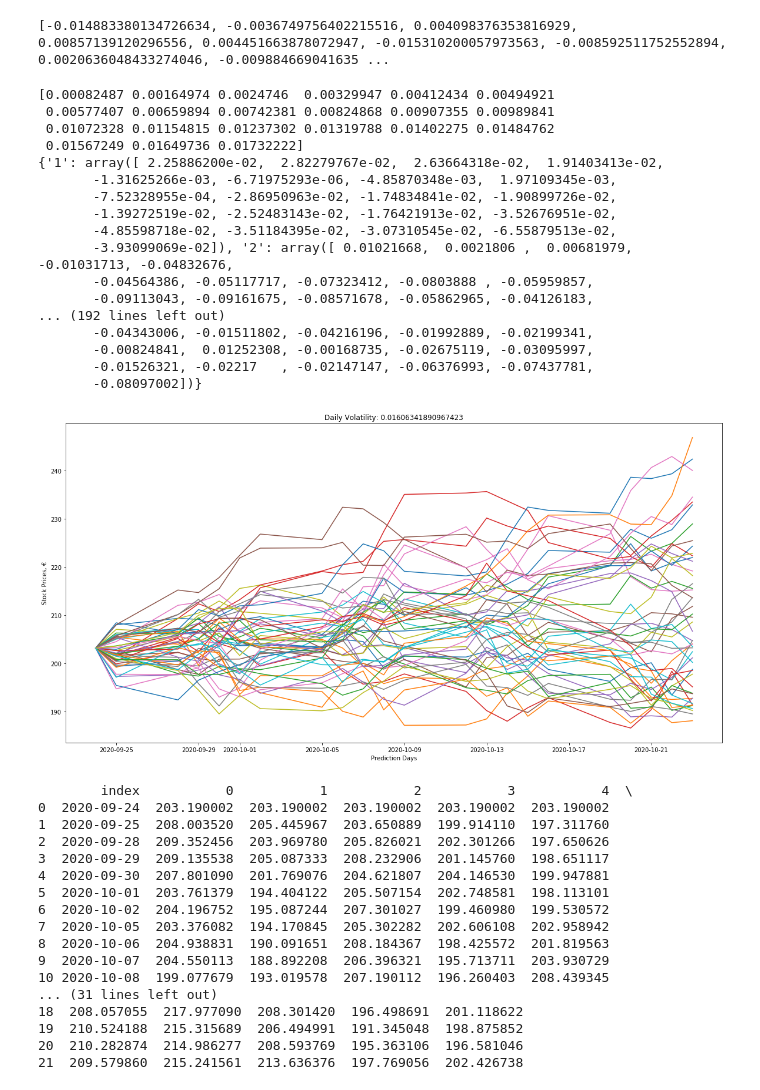
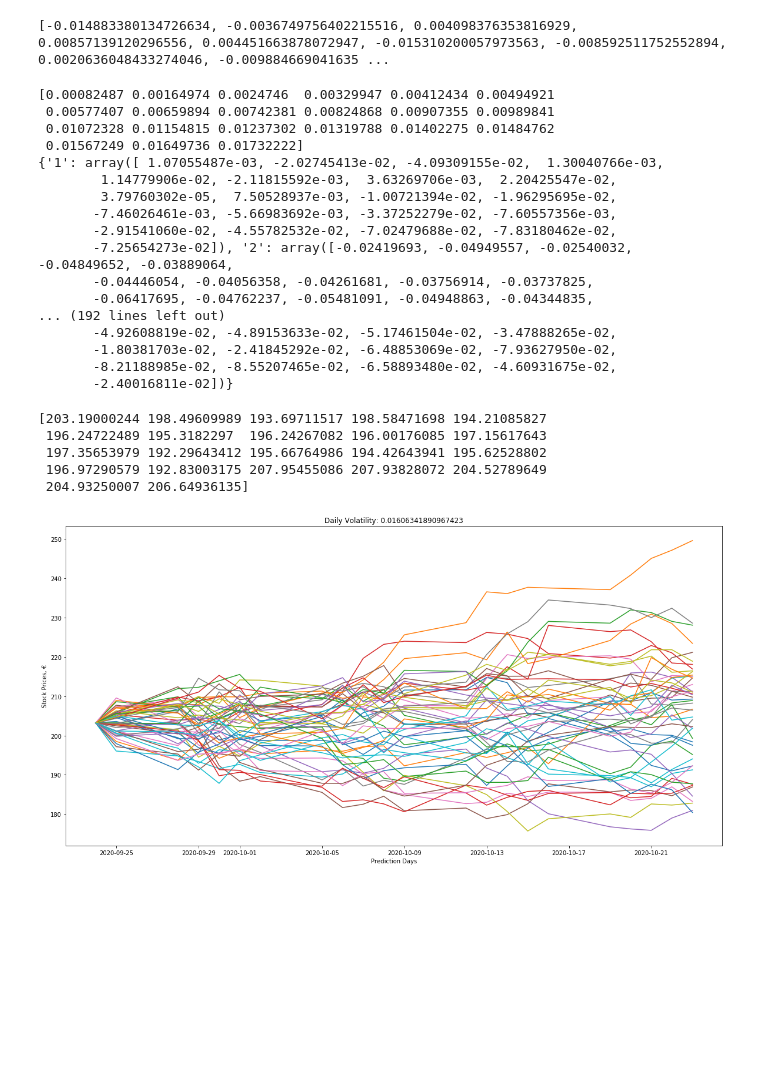
Before and after one commit to aavsss/StockPredictor, a Jupyter notebook: StockPredictor.ipynb, the cells around one changed output. Drawn from its saved outputs; the diff is of its cells as text; code cells hidden in the pictures; blank space fills up the shorter version.

```diff
--- a/StockPredictor.ipynb
+++ b/StockPredictor.ipynb
@@ -54,11 +52,11 @@ pred_end_date = '2020-10-24'
 #Change S_eon name
 start = datetime.datetime(2010,8,11)
 end = datetime.datetime(2020,9,24)
-S_eon = web.DataReader("MSFT", 'yahoo', start, end).reset_index(drop = False)[['Date', 'Close']]
-print(type(S_eon))
+df_custom = web.DataReader("MSFT", 'yahoo', start, end).reset_index(drop = False)[['Date', 'Close']]
+print(type(df_custom))
 
-print(S_eon.head())
-print(S_eon.tail())
+print(df_custom.head())
+print(df_custom.tail())
 # %% [output]
 <class 'pandas.core.frame.DataFrame'>
         Date      Close
@@ -74,15 +72,15 @@ print(S_eon.tail())
 2547 2020-09-23  200.589996
 2548 2020-09-24  203.190002
 # %%
-returns = (S_eon.loc[1:, 'Close'] - \
-           S_eon.shift(1).loc[1:, 'Close']) / \
-           S_eon.shift(1).loc[1:, 'Close']
+returns = (df_custom.loc[1:, 'Close'] - \
+           df_custom.shift(1).loc[1:, 'Close']) / \
+           df_custom.shift(1).loc[1:, 'Close']
 print(returns.tolist())
 # %% [output]
 [-0.014883380134726634, -0.0036749756402215516, 0.004098376353816929, 0.00857139120296556, 0.004451663878072947, -0.015310200057973563, -0.008592511752552894, 0.0020636048433274046, -0.009884669041635 ...
 # %%
 # Parameter Assignments
-So = S_eon.loc[S_eon.shape[0] - 1, "Close"]
+So = df_custom.loc[df_custom.shape[0] - 1, "Close"]
 dt = 1 # day   # User input
 n_of_wkdays = pd.date_range(start = pd.to_datetime(end_date,
                  format = "%Y-%m-%d") + pd.Timedelta('1 days'),
@@ -108,59 +106,40 @@ print(diffusion)
  0.00577407 0.00659894 0.00742381 0.00824868 0.00907355 0.00989841
  0.01072328 0.01154815 0.01237302 0.01319788 0.01402275 0.01484762
  0.01567249 0.01649736 0.01732222]
-{'1': array([ 2.25886200e-02,  2.82279767e-02,  2.63664318e-02,  1.91403413e-02,
-       -1.31625266e-03, -6.71975293e-06, -4.85870348e-03,  1.97109345e-03,
-       -7.52328955e-04, -2.86950963e-02, -1.74834841e-02, -1.90899726e-02,
-       -1.39272519e-02, -2.52483143e-02, -1.76421913e-02, -3.52676951e-02,
-       -4.85598718e-02, -3.51184395e-02, -3.07310545e-02, -6.55879513e-02,
-       -3.93099069e-02]), '2': array([ 0.01021668,  0.0021806 ,  0.00681979, -0.01031713, -0.04832676,
-       -0.04564386, -0.05117717, -0.07323412, -0.0803888 , -0.05959857,
-       -0.09113043, -0.09161675, -0.08571678, -0.05862965, -0.04126183,
+{'1': array([ 1.07055487e-03, -2.02745413e-02, -4.09309155e-02,  1.30040766e-03,
+        1.14779906e-02, -2.11815592e-03,  3.63269706e-03,  2.20425547e-02,
+        3.79760302e-05,  7.50528937e-03, -1.00721394e-02, -1.96295695e-02,
+       -7.46026461e-03, -5.66983692e-03, -3.37252279e-02, -7.60557356e-03,
+       -2.91541060e-02, -4.55782532e-02, -7.02479688e-02, -7.83180462e-02,
+       -7.25654273e-02]), '2': array([-0.02419693, -0.04949557, -0.02540032, -0.04849652, -0.03889064,
+       -0.04446054, -0.04056358, -0.04261681, -0.03756914, -0.03737825,
+       -0.06417695, -0.04762237, -0.05481091, -0.04948863, -0.04344835,
 ... (192 lines left out)
-       -0.04343006, -0.01511802, -0.04216196, -0.01992889, -0.02199341,
-       -0.00824841,  0.01252308, -0.00168735, -0.02675119, -0.03095997,
-       -0.01526321, -0.02217   , -0.02147147, -0.06376993, -0.07437781,
-       -0.08097002])}
+       -4.92608819e-02, -4.89153633e-02, -5.17461504e-02, -3.47888265e-02,
+       -1.80381703e-02, -2.41845292e-02, -6.48853069e-02, -7.93627950e-02,
+       -8.21188985e-02, -8.55207465e-02, -6.58893480e-02, -4.60931675e-02,
+       -2.40016811e-02])}
 # %%
 # Making the predictions
 S = np.array([So * np.exp(drift + diffusion[str(scen)]) for scen in range(1, scen_size + 1)])
 S = np.hstack((np.array([[So] for scen in range(scen_size)]), S)) # add So to the beginning series
+print(S[1])
+# %% [output]
+[203.19000244 198.49609989 193.69711517 198.58471698 194.21085827
+ 196.24722489 195.3182297  196.24267082 196.00176085 197.15617643
+ 197.35653979 192.29643412 195.66764986 194.42643941 195.62528802
+ 196.97290579 192.83003175 207.95455086 207.93828072 204.52789649
+ 204.93250007 206.64936135]
 # %%
 # Plotting the simulations
 plt.figure(figsize = (20,10))
 for i in range(scen_size):
     plt.title("Daily Volatility: " + str(sigma))
-    plt.plot(pd.date_range(start = S_eon["Date"].max(),
+    plt.plot(pd.date_range(start = df_custom["Date"].max(),
                 end = pred_end_date, freq = 'D').map(lambda x:
                 x if x.isoweekday() in range(1, 6) else np.nan).dropna(), S[i, :])
     plt.ylabel('Stock Prices, €')
     plt.xlabel('Prediction Days')
 plt.show()
 # %% [output]
-[figure, old version]
+[figure, new version]
-# %%
-# Dataframe format for predictions - first 10 scenarios only
-Preds_df = pd.DataFrame(S.swapaxes(0, 1)[:, :10]).set_index(
-           pd.date_range(start = S_eon["Date"].max(),
-           end = pred_end_date, freq = 'D').map(lambda x:
-           x if x.isoweekday() in range(1, 6) else np.nan).dropna()
-           ).reset_index(drop = False)
-print(Preds_df)
-# %% [output]
-        index           0           1           2           3           4  \
-0  2020-09-24  203.190002  203.190002  203.190002  203.190002  203.190002
-1  2020-09-25  208.003520  205.445967  203.650889  199.914110  197.311760
-2  2020-09-28  209.352456  203.969780  205.826021  202.301266  197.650626
-3  2020-09-29  209.135538  205.087333  208.232906  201.145760  198.651117
-4  2020-09-30  207.801090  201.769076  204.621807  204.146530  199.947881
-5  2020-10-01  203.761379  194.404122  205.507154  202.748581  198.113101
-6  2020-10-02  204.196752  195.087244  207.301027  199.460980  199.530572
-7  2020-10-05  203.376082  194.170845  205.302282  202.606108  202.958942
-8  2020-10-06  204.938831  190.091651  208.184367  198.425572  201.819563
-9  2020-10-07  204.550113  188.892208  206.396321  195.713711  203.930729
-10 2020-10-08  199.077679  193.019578  207.190112  196.260403  208.439345
-... (31 lines left out)
-18  208.057055  217.977090  208.301420  196.498691  201.118622
-19  210.524188  215.315689  206.494991  191.345048  198.875852
-20  210.282874  214.986277  208.593769  195.363106  196.581046
-21  209.579860  215.241561  213.636376  197.769056  202.426738
```
Also changed, not shown: parts of 6 cells of this notebook, 1 other file.
